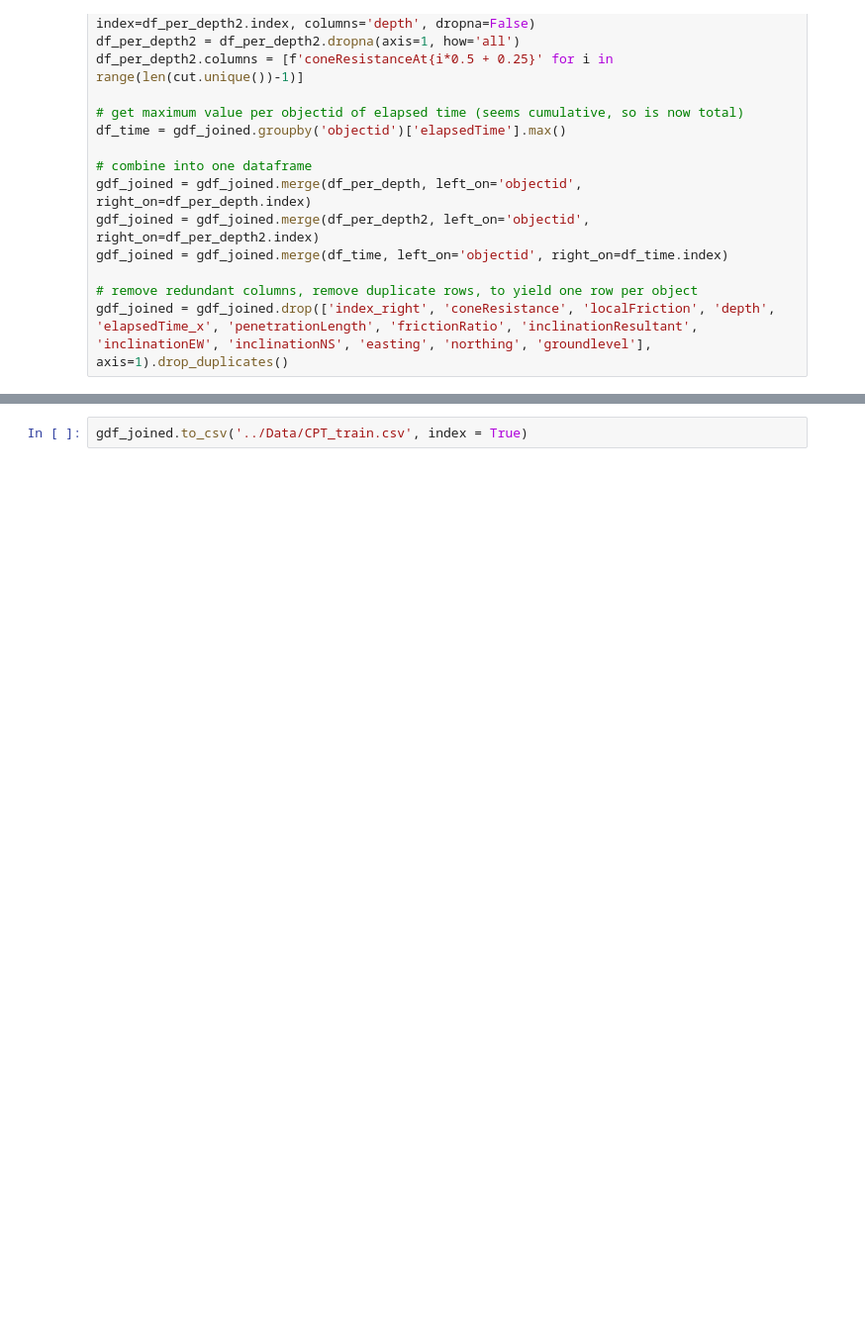
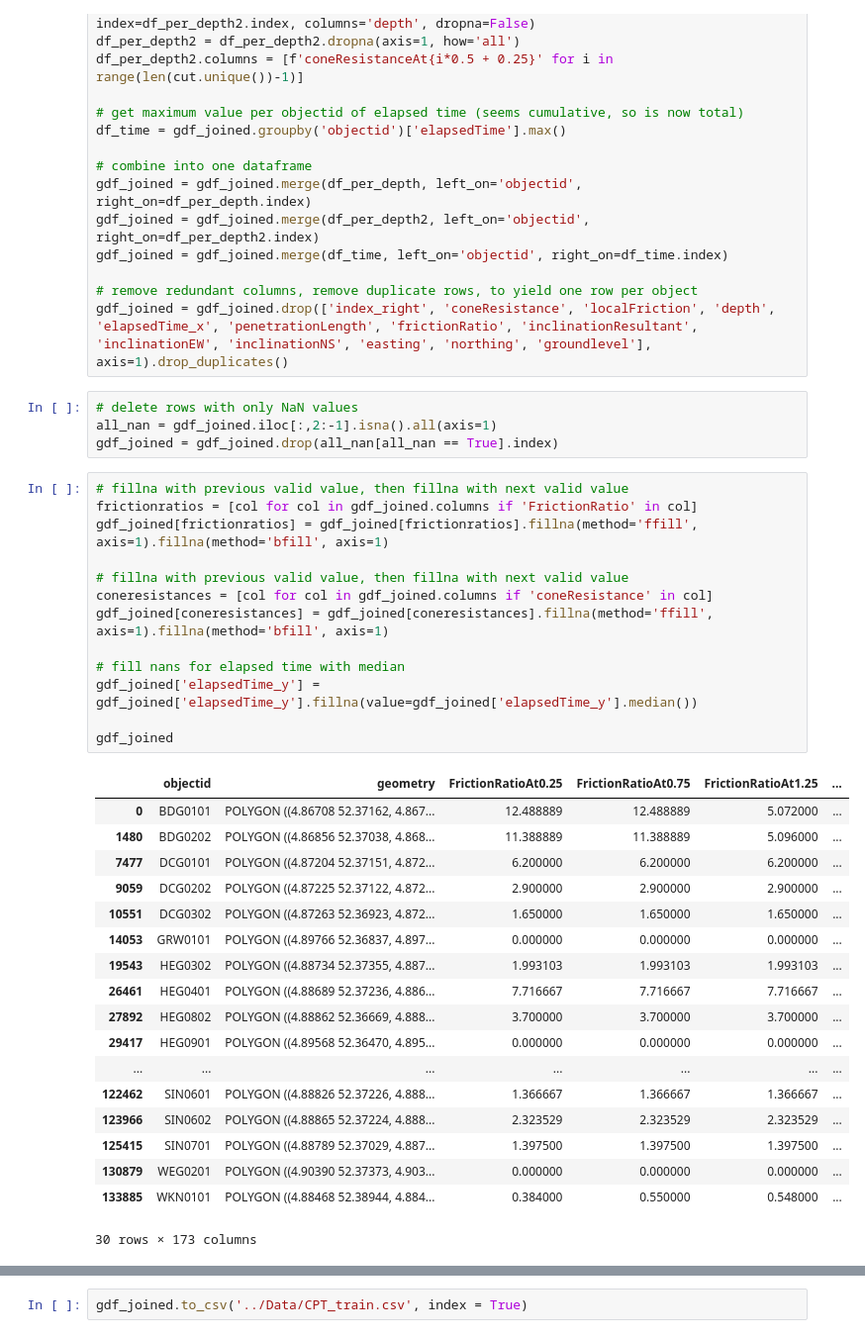
Before and after one commit to julianelfasih/QuayWallDeformation, a Jupyter notebook: prepare_cpt.ipynb, the cells around one changed output, grey strips where cells are left out. Shown at 99% size. Cells and saved outputs as stored; diff of their text form; blank space fills up the shorter version.

```diff
--- a/prepare_cpt.ipynb
+++ b/prepare_cpt.ipynb
@@ -84,3 +84,39 @@ gdf_joined = gdf_joined.merge(df_time, left_on='objectid', right_on=df_time.inde
 
 # remove redundant columns, remove duplicate rows, to yield one row per object
 gdf_joined = gdf_joined.drop(['index_right', 'coneResistance', 'localFriction', 'depth', 'elapsedTime_x', 'penetrationLength', 'frictionRatio', 'inclinationResultant', 'inclinationEW', 'inclinationNS', 'easting', 'northing', 'groundlevel'], axis=1).drop_duplicates()
+# %%
+# delete rows with only NaN values
+all_nan = gdf_joined.iloc[:,2:-1].isna().all(axis=1)
+gdf_joined = gdf_joined.drop(all_nan[all_nan == True].index)
+# %%
+# fillna with previous valid value, then fillna with next valid value
+frictionratios = [col for col in gdf_joined.columns if 'FrictionRatio' in col]
+gdf_joined[frictionratios] = gdf_joined[frictionratios].fillna(method='ffill', axis=1).fillna(method='bfill', axis=1)
+
+# fillna with previous valid value, then fillna with next valid value
+coneresistances = [col for col in gdf_joined.columns if 'coneResistance' in col]
+gdf_joined[coneresistances] = gdf_joined[coneresistances].fillna(method='ffill', axis=1).fillna(method='bfill', axis=1)
+
+# fill nans for elapsed time with median
+gdf_joined['elapsedTime_y'] = gdf_joined['elapsedTime_y'].fillna(value=gdf_joined['elapsedTime_y'].median())
+
+gdf_joined
+# %% [output]
+|  | objectid | geometry | FrictionRatioAt0.25 | FrictionRatioAt0.75 | FrictionRatioAt1.25 | ... |
+| 0 | BDG0101 | POLYGON ((4.86708 52.37162, 4.867... | 12.488889 | 12.488889 | 5.072000 | ... |
+| 1480 | BDG0202 | POLYGON ((4.86856 52.37038, 4.868... | 11.388889 | 11.388889 | 5.096000 | ... |
+| 7477 | DCG0101 | POLYGON ((4.87204 52.37151, 4.872... | 6.200000 | 6.200000 | 6.200000 | ... |
+| 9059 | DCG0202 | POLYGON ((4.87225 52.37122, 4.872... | 2.900000 | 2.900000 | 2.900000 | ... |
+| 10551 | DCG0302 | POLYGON ((4.87263 52.36923, 4.872... | 1.650000 | 1.650000 | 1.650000 | ... |
+| 14053 | GRW0101 | POLYGON ((4.89766 52.36837, 4.897... | 0.000000 | 0.000000 | 0.000000 | ... |
+| 19543 | HEG0302 | POLYGON ((4.88734 52.37355, 4.887... | 1.993103 | 1.993103 | 1.993103 | ... |
+| 26461 | HEG0401 | POLYGON ((4.88689 52.37236, 4.886... | 7.716667 | 7.716667 | 7.716667 | ... |
+| 27892 | HEG0802 | POLYGON ((4.88862 52.36669, 4.888... | 3.700000 | 3.700000 | 3.700000 | ... |
+| 29417 | HEG0901 | POLYGON ((4.89568 52.36470, 4.895... | 0.000000 | 0.000000 | 0.000000 | ... |
+| ... | ... | ... | ... | ... | ... | ... |
+| 122462 | SIN0601 | POLYGON ((4.88826 52.37226, 4.888... | 1.366667 | 1.366667 | 1.366667 | ... |
+| 123966 | SIN0602 | POLYGON ((4.88865 52.37224, 4.888... | 2.323529 | 2.323529 | 2.323529 | ... |
+| 125415 | SIN0701 | POLYGON ((4.88789 52.37029, 4.887... | 1.397500 | 1.397500 | 1.397500 | ... |
+| 130879 | WEG0201 | POLYGON ((4.90390 52.37373, 4.903... | 0.000000 | 0.000000 | 0.000000 | ... |
+| 133885 | WKN0101 | POLYGON ((4.88468 52.38944, 4.884... | 0.384000 | 0.550000 | 0.548000 | ... |
+30 rows × 173 columns
```
Also changed, not shown: parts of 1 cell of this notebook.
